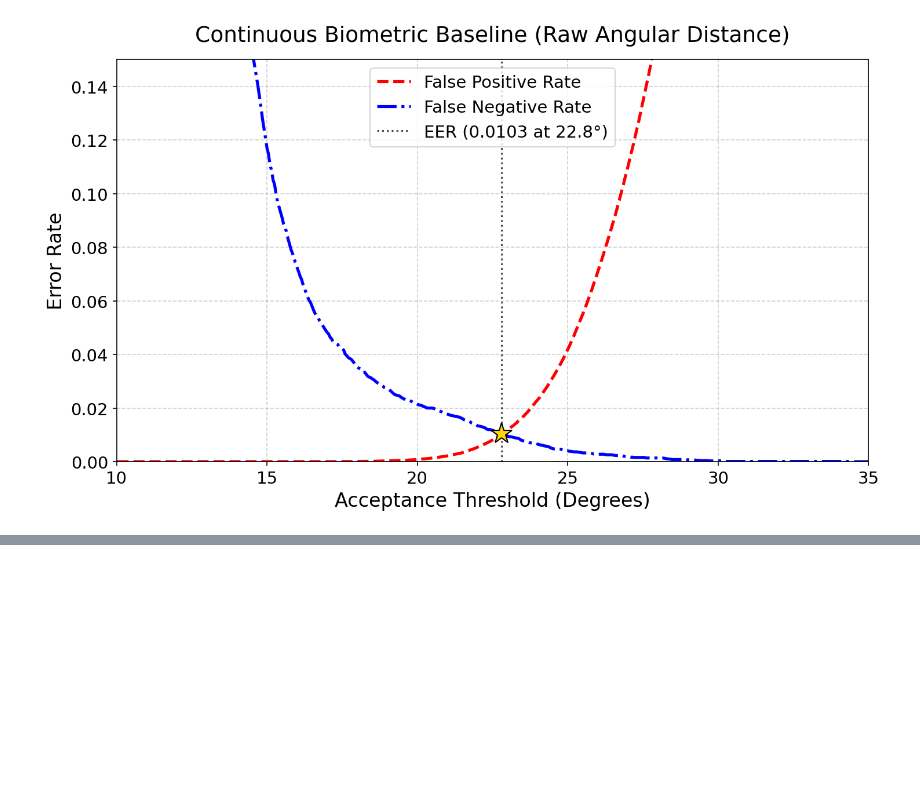
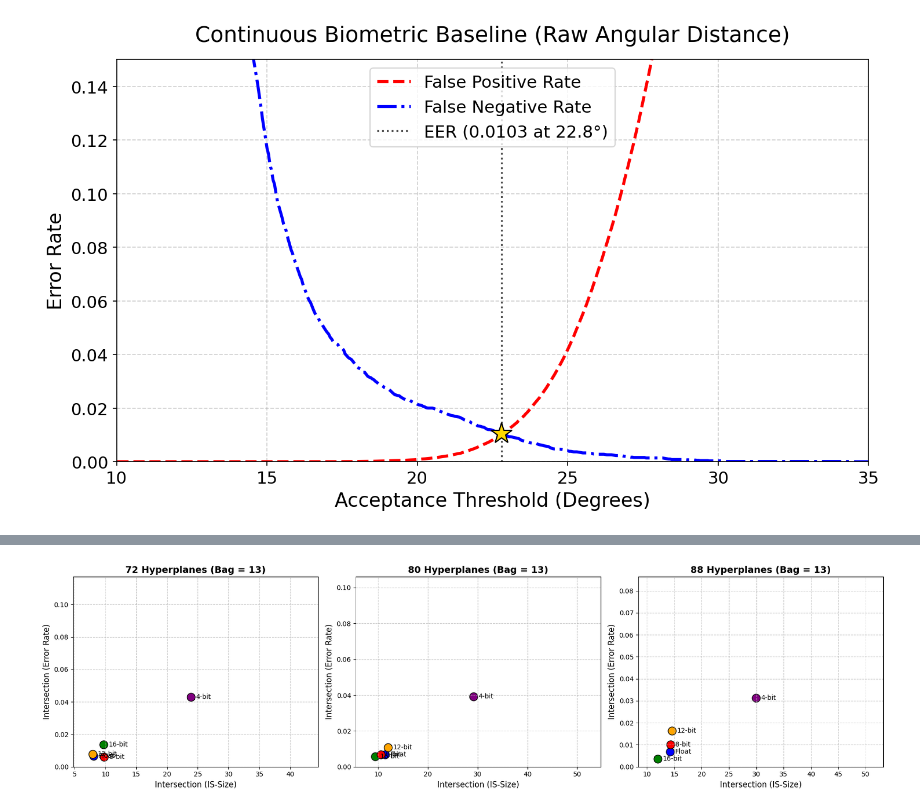
Before and after one commit to Jinyaox/Biometric-PAKE, a Jupyter notebook: Result_Plotting/data_presentation.ipynb, the cells around one changed output, grey strips where cells are left out. Cells and saved outputs as stored; diff of their text form; code cells hidden in the pictures; blank space fills up the shorter version.

```diff
--- a/Result_Plotting/data_presentation.ipynb
+++ b/Result_Plotting/data_presentation.ipynb
@@ -123,0 +126,98 @@ plt.show()
+# %%
+# Mapping the filenames to the number of hyperplanes
+files = {
+    72: 'CCS26_Result - quantization_72.csv',
+    80: 'CCS26_Result - quantization_80.csv',
+    88: 'CCS26_Result - quantization_88.csv'
+}
+
+# Create a 1x3 grid for the subplots
+fig, axes = plt.subplots(1, 3, figsize=(18, 5))
+
+# Define the quantization levels and their corresponding colors
+quant_levels = ['Float', '16-bit', '12-bit', '8-bit', '4-bit']
+colors = ['blue', 'green', 'orange', 'red', 'purple']
+color_map = dict(zip(quant_levels, colors))
+
+# Loop through each hyperplane count and its corresponding axis
+for ax, hp in zip(axes, [72, 80, 88]):
+    df = pd.read_csv(files[hp])
+
+    # Filter for Bag = 13
+    df = df[df['Bags'] == 13].copy()
+
+    # We need to find the dynamic range since IS-Size shrinks as Bags increase
+    valid_x = []
+    valid_y = []
+
+    for lvl in quant_levels:
+        row = df[df['Quantization'] == lvl]
+        if len(row) == 0:
+            continue
+        x_val = row['Intersection (IS-Size)'].values[0]
+        y_val = row['Intersection (Error Rate)'].values[0]
+
+        # Collect valid numbers to set our axis scales later
+        if pd.notna(x_val) and str(x_val).strip().lower() != 'none':
+            valid_x.append(float(x_val))
+            valid_y.append(float(y_val))
+
+    # Determine the boundaries of the valid data cluster
+    if valid_x and valid_y:
+        max_x, min_x = max(valid_x), min(valid_x)
+        max_y, min_y = max(valid_y), min(valid_y)
+    else:
+        max_x, min_x = 10, 0
+        max_y, min_y = 0.1, 0
+
+    # Define a designated "infinity/failure" point slightly outside the valid cluster
+    x_range = max_x - min_x if max_x != min_x else max_x * 0.1
+    y_range = max_y - min_y if max_y != min_y else max_y * 0.1
+
+    na_x = max_x + x_range * 0.8
+    na_y = max_y + y_range * 1.5
+
+    # Plot each quantization level
+    for lvl in quant_levels:
+        row = df[df['Quantization'] == lvl]
+        if len(row) == 0:
+            continue
+
+        x_val = row['Intersection (IS-Size)'].values[0]
+        y_val = row['Intersection (Error Rate)'].values[0]
+
+        if pd.isna(x_val) or str(x_val).strip().lower() == 'none':
+            # High-infinity error mapping for failed quantizations (like 4-bit)
+            x = na_x
+            y = na_y
+            marker = 'X'
+            label = f"{lvl} (N/A)"
+        else:
+            # Normal mapping
+            x = float(x_val)
+            y = float(y_val)
+            marker = 'o'
+            label = lvl
+
+        # Draw the scatter point
+        ax.scatter(x, y, color=color_map[lvl], s=150, marker=marker, label=label, edgecolors='black')
+
+        # Add a text label next to the dot to make it instantly readable without a legend
+        ax.text(x + x_range * 0.05, y, lvl, fontsize=10, va='center')
+
+    # Formatting the subplot
+    ax.set_title(f'{hp} Hyperplanes (Bag = 13)', fontsize=14, fontweight='bold')
+    ax.set_xlabel('Intersection (IS-Size)', fontsize=12)
+    ax.set_ylabel('Intersection (Error Rate)', fontsize=12)
+    ax.grid(True, linestyle='--', alpha=0.7)
+
+    # Pad the axes so all points including the N/A 'X' markers fit nicely
+    ax.set_xlim(min_x - x_range * 0.2, na_x + x_range * 0.5)
+    ax.set_ylim(max(0, min_y - y_range * 0.2), na_y + y_range * 0.5)
+
+# Adjust layout and save the figure
+plt.tight_layout()
+plt.savefig('quantization_comparison_bag13.png', dpi=300)
+plt.show()
+# %% [output]
+[figure, added]
```
Also changed, not shown: parts of 1 cell of this notebook, 9 other files.
